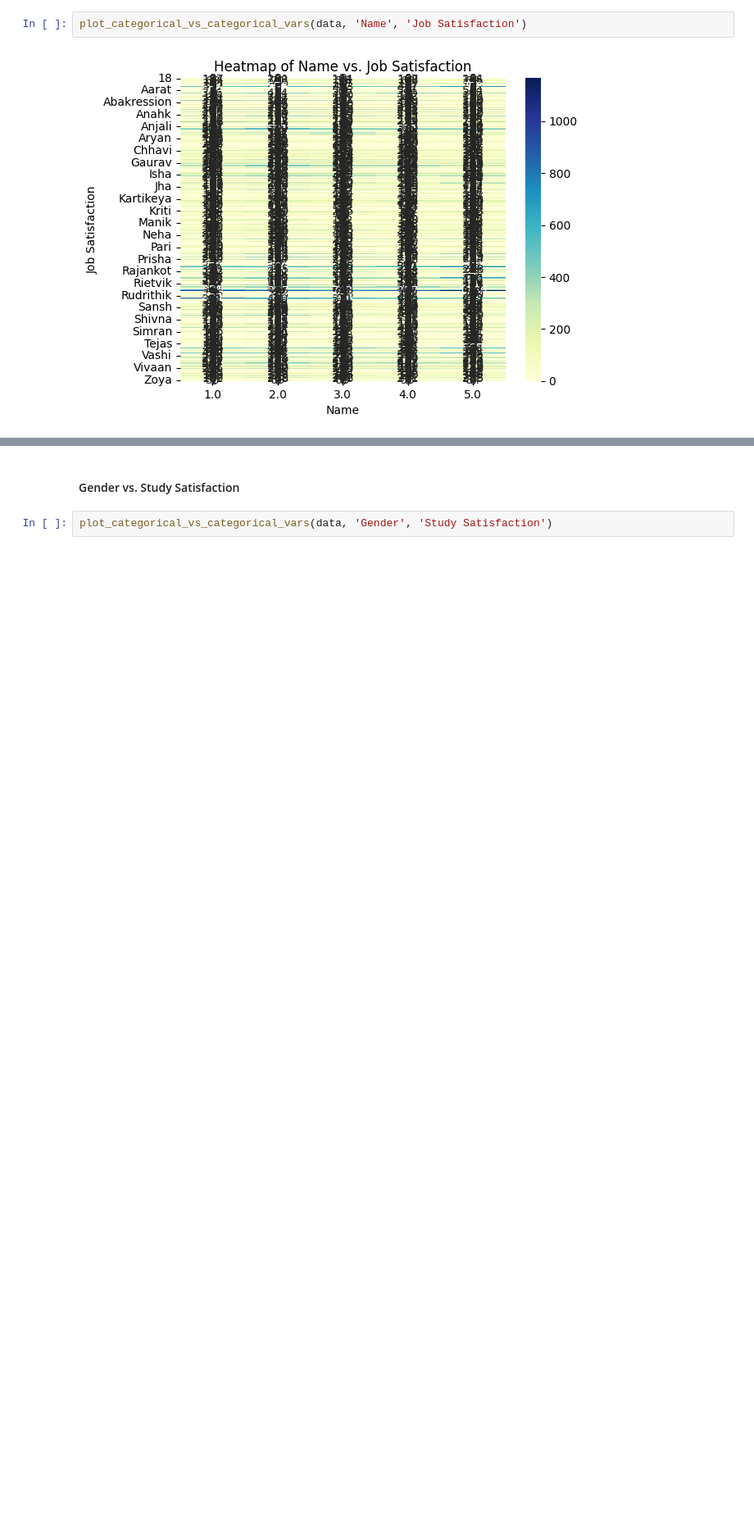
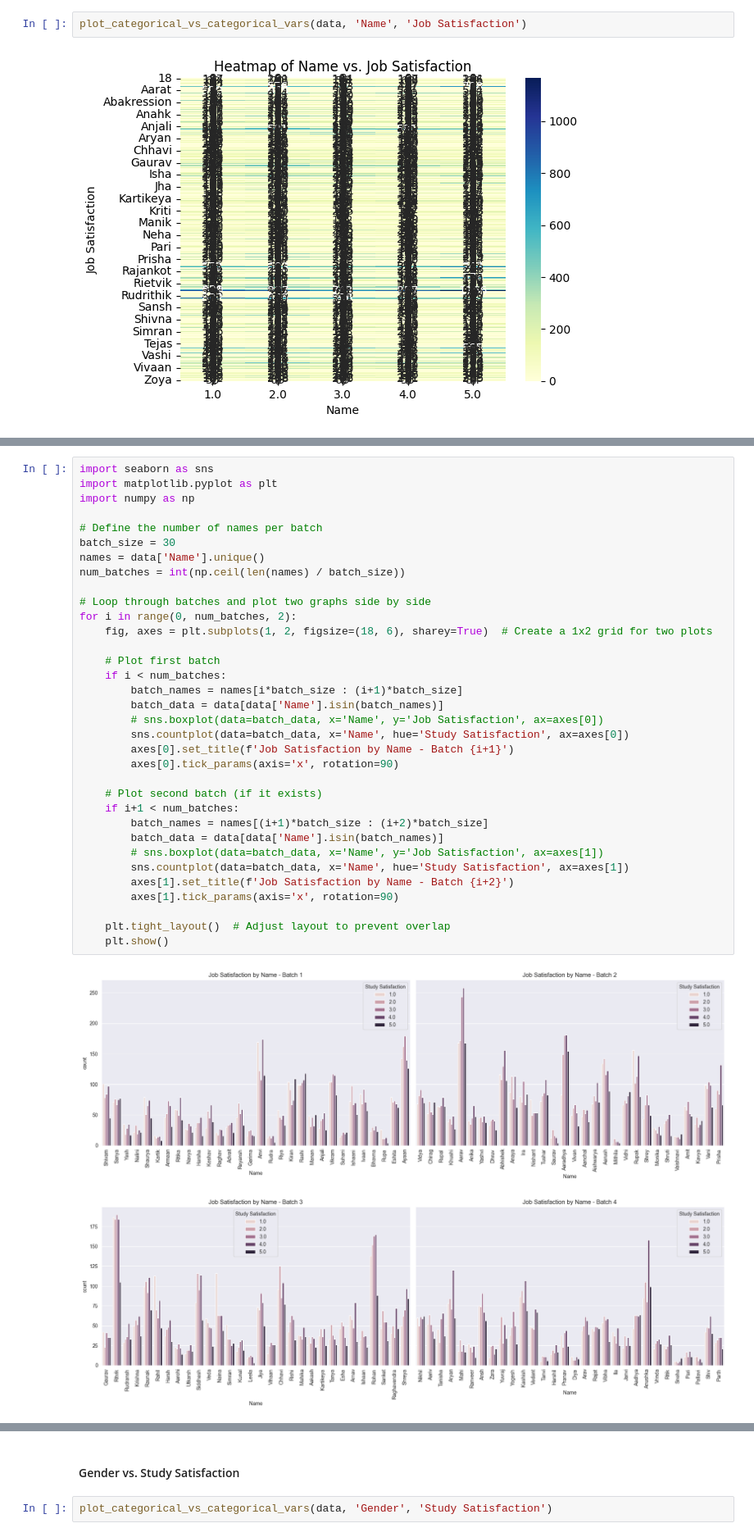
Before and after one commit to ktxdev/mind-matters, a Jupyter notebook: notebooks/EDA.ipynb, the cells around one changed output, grey strips where cells are left out. Shown at 82% size. Drawn from its saved outputs; the diff is of its cells as text; blank space fills up the shorter version.

Commit message:
Batching categories with multiple categories for bivariate analysis

```diff
--- a/notebooks/EDA.ipynb
+++ b/notebooks/EDA.ipynb
@@ -540,0 +549,37 @@ plot_categorical_vs_categorical_vars(data, 'Name', 'Job Satisfaction')
+# %%
+import seaborn as sns
+import matplotlib.pyplot as plt
+import numpy as np
+
+# Define the number of names per batch
+batch_size = 30
+names = data['Name'].unique()
+num_batches = int(np.ceil(len(names) / batch_size))
+
+# Loop through batches and plot two graphs side by side
+for i in range(0, num_batches, 2):
+    fig, axes = plt.subplots(1, 2, figsize=(18, 6), sharey=True)  # Create a 1x2 grid for two plots
+
+    # Plot first batch
+    if i < num_batches:
+        batch_names = names[i*batch_size : (i+1)*batch_size]
+        batch_data = data[data['Name'].isin(batch_names)]
+        # sns.boxplot(data=batch_data, x='Name', y='Job Satisfaction', ax=axes[0])
+        sns.countplot(data=batch_data, x='Name', hue='Study Satisfaction', ax=axes[0])
+        axes[0].set_title(f'Job Satisfaction by Name - Batch {i+1}')
+        axes[0].tick_params(axis='x', rotation=90)
+
+    # Plot second batch (if it exists)
+    if i+1 < num_batches:
+        batch_names = names[(i+1)*batch_size : (i+2)*batch_size]
+        batch_data = data[data['Name'].isin(batch_names)]
+        # sns.boxplot(data=batch_data, x='Name', y='Job Satisfaction', ax=axes[1])
+        sns.countplot(data=batch_data, x='Name', hue='Study Satisfaction', ax=axes[1])
+        axes[1].set_title(f'Job Satisfaction by Name - Batch {i+2}')
+        axes[1].tick_params(axis='x', rotation=90)
+
+    plt.tight_layout()  # Adjust layout to prevent overlap
+    plt.show()
+# %% [output]
+[figure, added]
+[figure, added]
```
Also changed, not shown: parts of 3 cells of this notebook.
